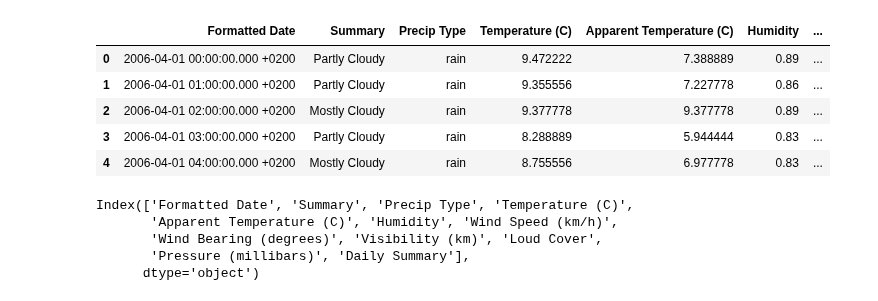
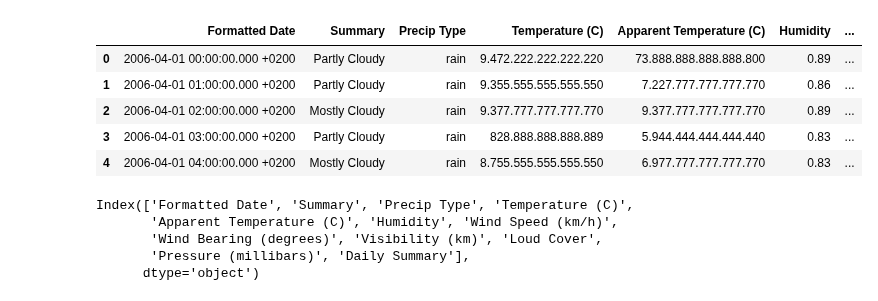
Before and after one commit to Ryan-S-S/Monitoria, a Jupyter notebook: Técnicas de Aprendizagem Diversas/Regressão linear/Regressão Linear Multipla.ipynb, the cells around one changed output. Saved outputs shown, nothing was run; the diff lists cells and outputs as text; code cells hidden in the pictures.

```diff
--- a/Técnicas de Aprendizagem Diversas/Regressão linear/Regressão Linear Multipla.ipynb
+++ b/Técnicas de Aprendizagem Diversas/Regressão linear/Regressão Linear Multipla.ipynb
@@ -10,15 +10,15 @@ import torch.nn as nn
 import torch.optim as optim
 # %%
 # Carregando o dataset e mostrando alguns dados
-df = pd.read_csv('Datasets/weatherHistory.csv')
+df = pd.read_csv('https://docs.google.com/spreadsheets/d/e/2PACX-1vS2wjF15JFyELszplzKWoaKqoIsh8SU9jw7Z0vzR0DwTztAGBsm07bdSCZY8GNOsCp3MeiTBv5BJcrX/pub?gid=638916406&single=true&output=csv')
 df.head()
 # %% [output]
 |  | Formatted Date | Summary | Precip Type | Temperature (C) | Apparent Temperature (C) | Humidity | ... |
-| 0 | 2006-04-01 00:00:00.000 +0200 | Partly Cloudy | rain | 9.472222 | 7.388889 | 0.89 | ... |
-| 1 | 2006-04-01 01:00:00.000 +0200 | Partly Cloudy | rain | 9.355556 | 7.227778 | 0.86 | ... |
-| 2 | 2006-04-01 02:00:00.000 +0200 | Mostly Cloudy | rain | 9.377778 | 9.377778 | 0.89 | ... |
-| 3 | 2006-04-01 03:00:00.000 +0200 | Partly Cloudy | rain | 8.288889 | 5.944444 | 0.83 | ... |
-| 4 | 2006-04-01 04:00:00.000 +0200 | Mostly Cloudy | rain | 8.755556 | 6.977778 | 0.83 | ... |
+| 0 | 2006-04-01 00:00:00.000 +0200 | Partly Cloudy | rain | 9.472.222.222.222.220 | 73.888.888.888.888.800 | 0.89 | ... |
+| 1 | 2006-04-01 01:00:00.000 +0200 | Partly Cloudy | rain | 9.355.555.555.555.550 | 7.227.777.777.777.770 | 0.86 | ... |
+| 2 | 2006-04-01 02:00:00.000 +0200 | Mostly Cloudy | rain | 9.377.777.777.777.770 | 9.377.777.777.777.770 | 0.89 | ... |
+| 3 | 2006-04-01 03:00:00.000 +0200 | Partly Cloudy | rain | 828.888.888.888.889 | 5.944.444.444.444.440 | 0.83 | ... |
+| 4 | 2006-04-01 04:00:00.000 +0200 | Mostly Cloudy | rain | 8.755.555.555.555.550 | 6.977.777.777.777.770 | 0.83 | ... |
 # %%
 df.columns
 # %% [output]
```
Also changed, not shown: parts of 9 cells of this notebook.
